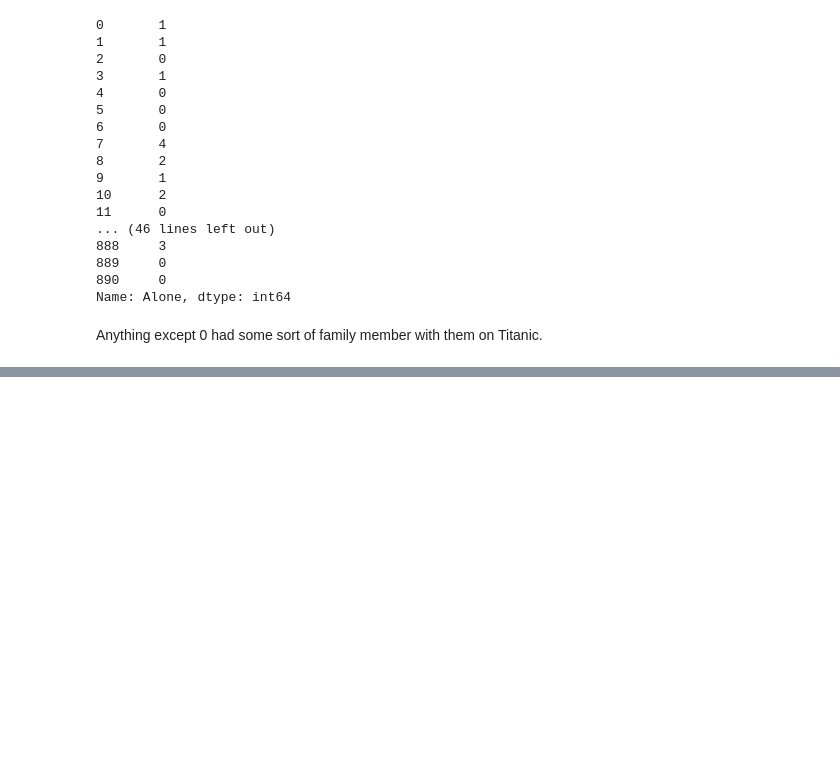
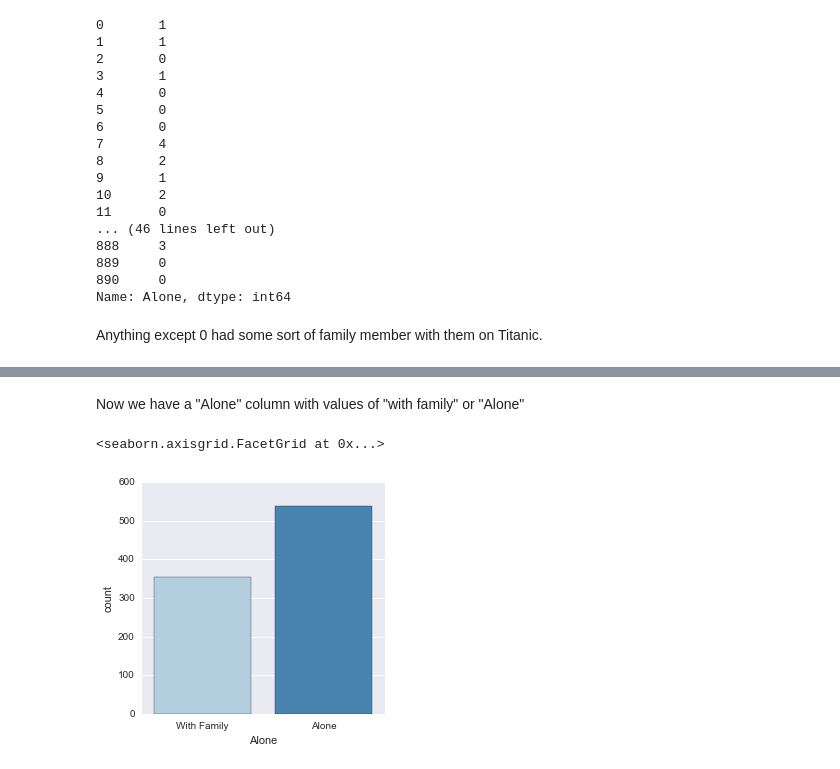
Before and after one commit to karmagamer/Titanic-Project-Kaggle, a Jupyter notebook: Titanic Project-Kaggle.ipynb, the cells around one changed output, grey strips where cells are left out. Saved outputs shown, nothing was run; the diff lists cells and outputs as text; code cells hidden in the pictures; blank space fills up the shorter version.

```diff
--- a/Titanic Project-Kaggle.ipynb
+++ b/Titanic Project-Kaggle.ipynb
@@ -250,3 +250,6 @@ titanic_df["Alone"]
 Name: Alone, dtype: int64
 # %% [markdown]
 Anything except 0 had some sort of family member with them on Titanic.
+# %%
+titanic_df['Alone'].loc[titanic_df['Alone'] >0] = 'With Family'
+titanic_df['Alone'].loc[titanic_df['Alone'] == 0] = 'Alone'
@@ -252,0 +265,7 @@ Anything except 0 had some sort of family member with them on Titanic.
+# %% [markdown]
+Now we have a "Alone" column with values of "with family" or "Alone"
+# %%
+sns.factorplot('Alone',data=titanic_df,palette='Blues',kind="count")
+# %% [output]
+<seaborn.axisgrid.FacetGrid at 0x...>
+[figure, added]
```
Also changed, not shown: parts of 7 cells of this notebook.
